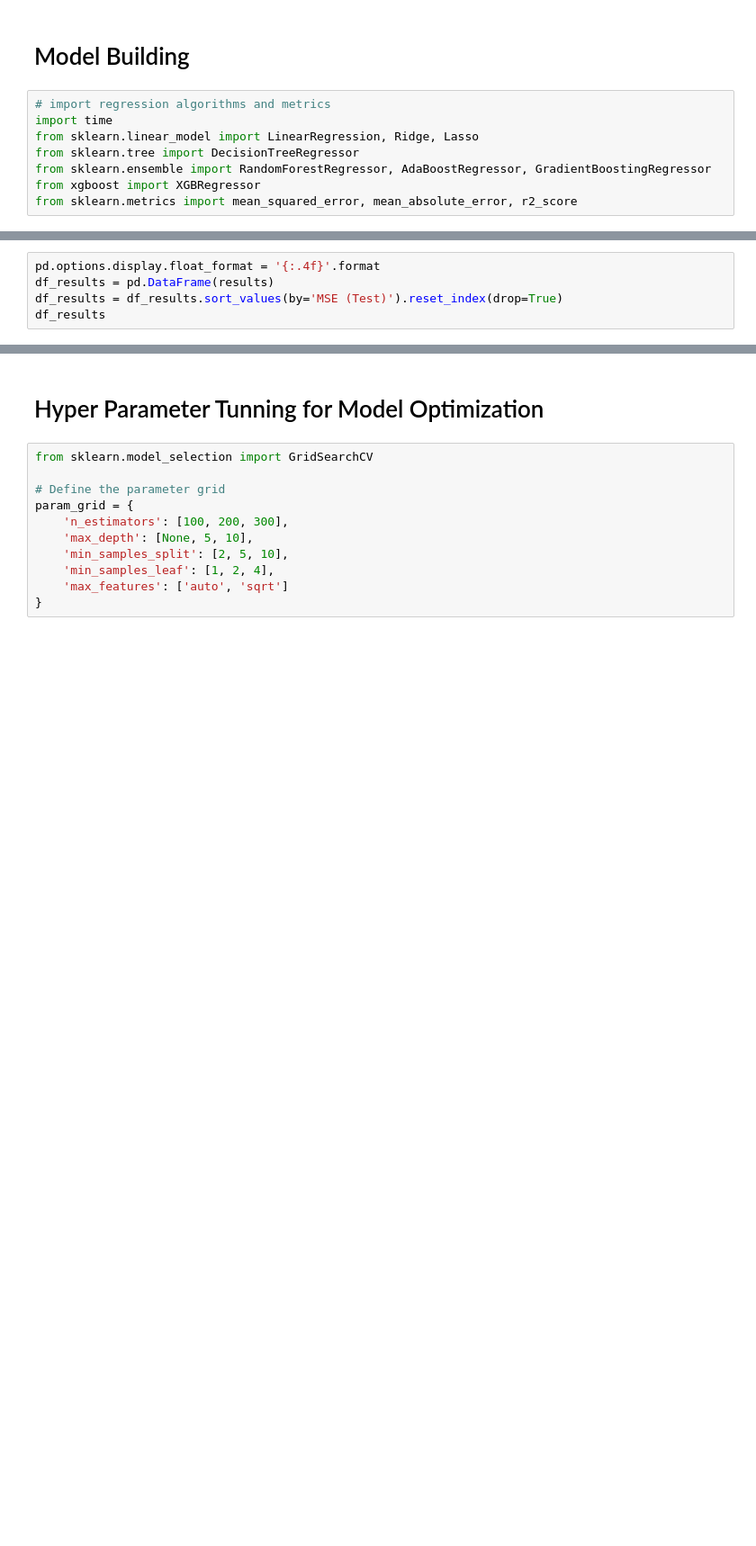
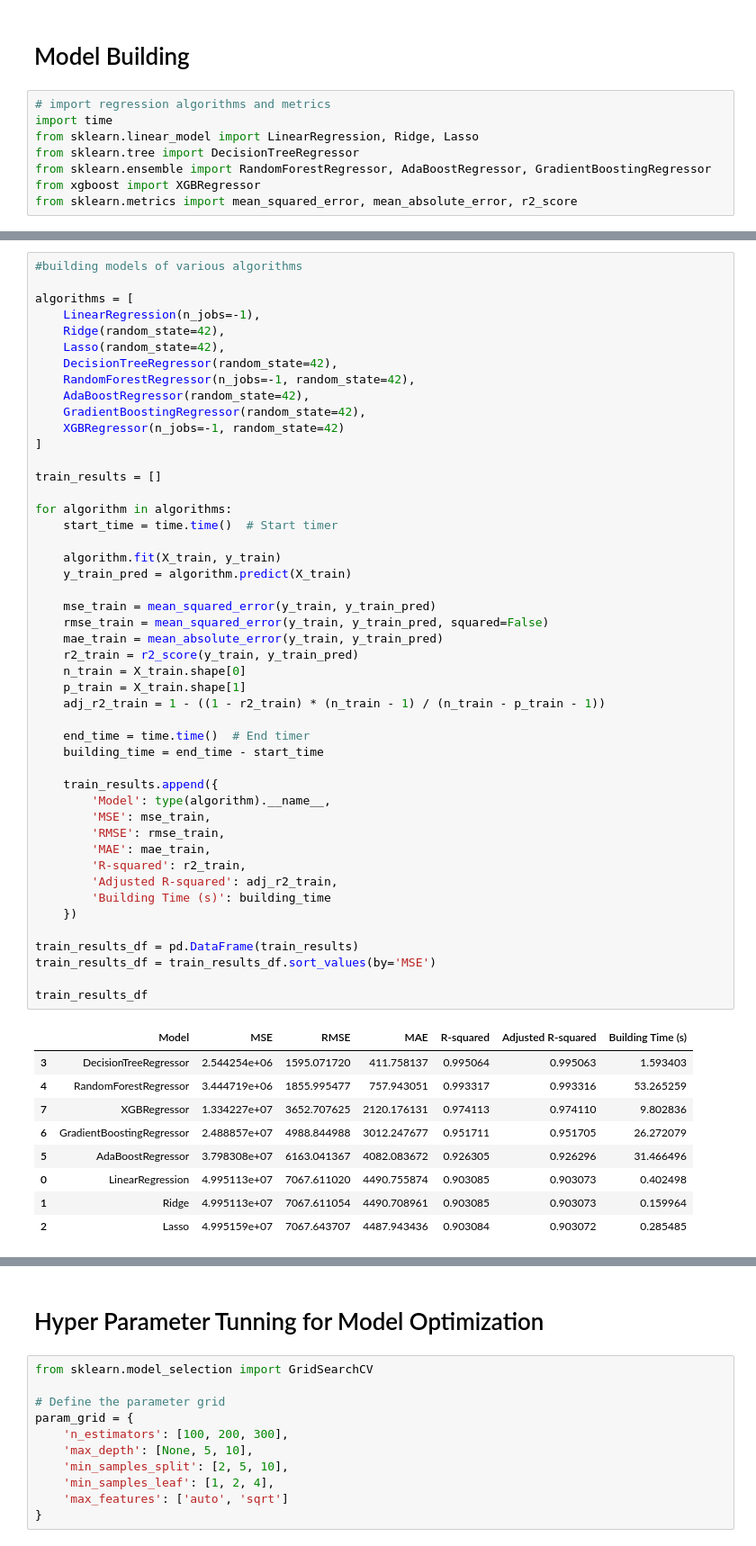
Before and after one commit to Sameer-ansarii/AIRLINES_FARE_PREDICTOR, a Jupyter notebook: AIRLINES FARE (MODEL BUILDING).ipynb, the cells around one changed output, grey strips where cells are left out. Shown at 90% size. Saved outputs shown, nothing was run; the diff lists cells and outputs as text; blank space fills up the shorter version.

```diff
--- a/AIRLINES FARE (MODEL BUILDING).ipynb
+++ b/AIRLINES FARE (MODEL BUILDING).ipynb
@@ -550,5 +476,0 @@ for model in models:
-# %%
-pd.options.display.float_format = '{:.4f}'.format
-df_results = pd.DataFrame(results)
-df_results = df_results.sort_values(by='MSE (Test)').reset_index(drop=True)
-df_results
@@ -564,0 +477,57 @@ df_results
+# %%
+#building models of various algorithms
+
+algorithms = [
+    LinearRegression(n_jobs=-1),
+    Ridge(random_state=42),
+    Lasso(random_state=42),
+    DecisionTreeRegressor(random_state=42),
+    RandomForestRegressor(n_jobs=-1, random_state=42),
+    AdaBoostRegressor(random_state=42),
+    GradientBoostingRegressor(random_state=42),
+    XGBRegressor(n_jobs=-1, random_state=42)
+]
+
+train_results = []
+
+for algorithm in algorithms:
+    start_time = time.time()  # Start timer
+
+    algorithm.fit(X_train, y_train)
+    y_train_pred = algorithm.predict(X_train)
+
+    mse_train = mean_squared_error(y_train, y_train_pred)
+    rmse_train = mean_squared_error(y_train, y_train_pred, squared=False)
+    mae_train = mean_absolute_error(y_train, y_train_pred)
+    r2_train = r2_score(y_train, y_train_pred)
+    n_train = X_train.shape[0]
+    p_train = X_train.shape[1]
+    adj_r2_train = 1 - ((1 - r2_train) * (n_train - 1) / (n_train - p_train - 1))
+
+    end_time = time.time()  # End timer
+    building_time = end_time - start_time
+
+    train_results.append({
+        'Model': type(algorithm).__name__,
+        'MSE': mse_train,
+        'RMSE': rmse_train,
+        'MAE': mae_train,
+        'R-squared': r2_train,
+        'Adjusted R-squared': adj_r2_train,
+        'Building Time (s)': building_time
+    })
+
+train_results_df = pd.DataFrame(train_results)
+train_results_df = train_results_df.sort_values(by='MSE')
+
+train_results_df
+# %% [output]
+|  | Model | MSE | RMSE | MAE | R-squared | Adjusted R-squared | Building Time (s) |
+| 3 | DecisionTreeRegressor | 2.544254e+06 | 1595.071720 | 411.758137 | 0.995064 | 0.995063 | 1.593403 |
+| 4 | RandomForestRegressor | 3.444719e+06 | 1855.995477 | 757.943051 | 0.993317 | 0.993316 | 53.265259 |
+| 7 | XGBRegressor | 1.334227e+07 | 3652.707625 | 2120.176131 | 0.974113 | 0.974110 | 9.802836 |
+| 6 | GradientBoostingRegressor | 2.488857e+07 | 4988.844988 | 3012.247677 | 0.951711 | 0.951705 | 26.272079 |
+| 5 | AdaBoostRegressor | 3.798308e+07 | 6163.041367 | 4082.083672 | 0.926305 | 0.926296 | 31.466496 |
+| 0 | LinearRegression | 4.995113e+07 | 7067.611020 | 4490.755874 | 0.903085 | 0.903073 | 0.402498 |
+| 1 | Ridge | 4.995113e+07 | 7067.611054 | 4490.708961 | 0.903085 | 0.903073 | 0.159964 |
+| 2 | Lasso | 4.995159e+07 | 7067.643707 | 4487.943436 | 0.903084 | 0.903072 | 0.285485 |
```
Also changed, not shown: parts of 16 cells of this notebook.
